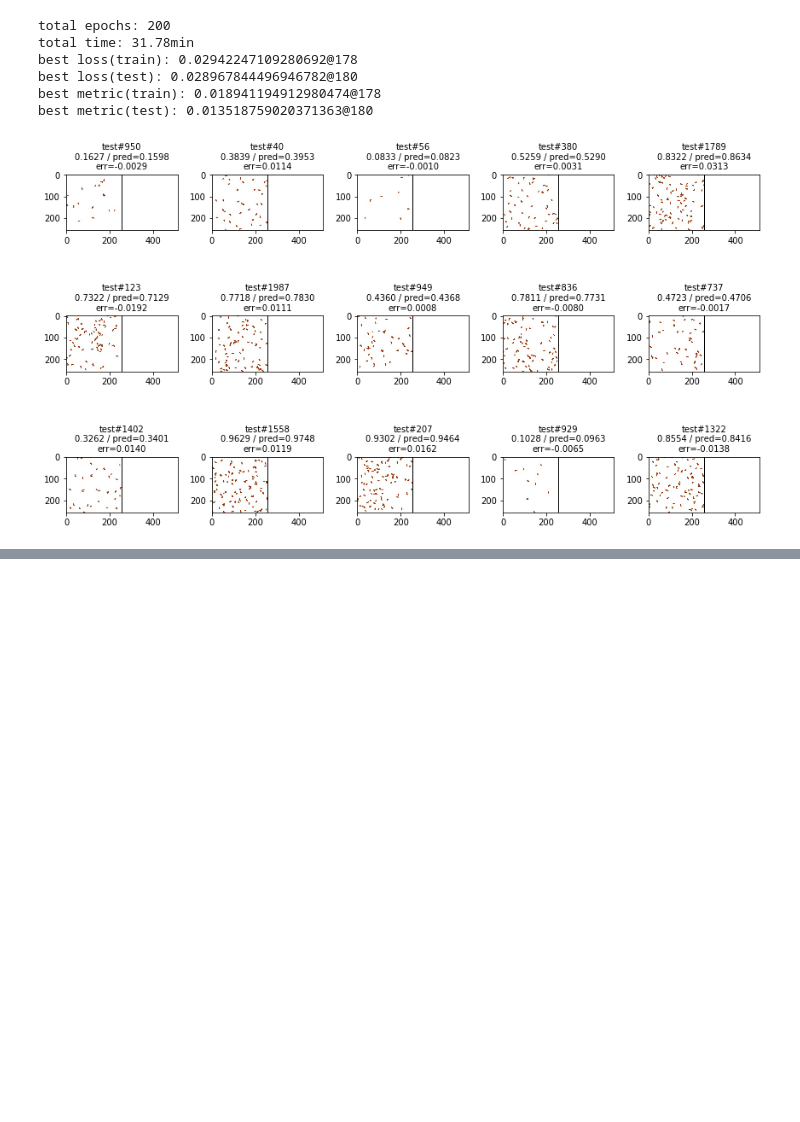
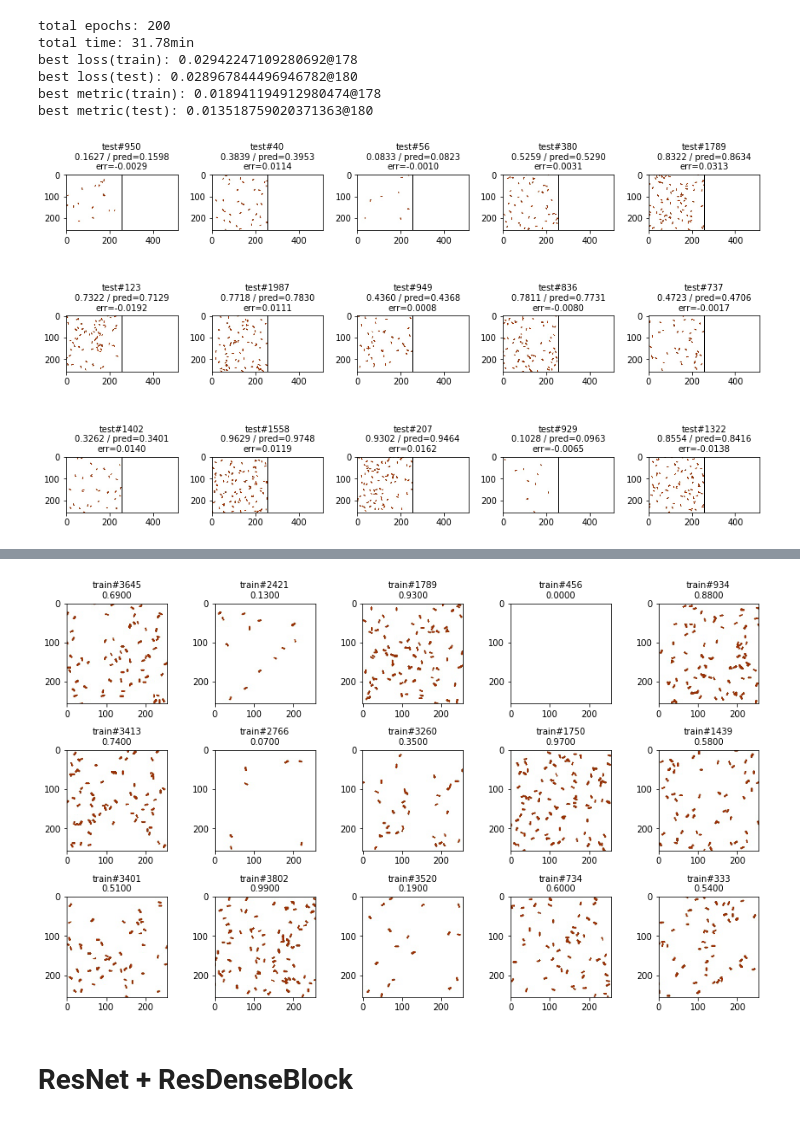
Before and after one commit to akihikoy/ay_test, a Jupyter notebook: python/torch/cnn_sqptn1s_1.ipynb, the cells around one changed output, grey strips where cells are left out. Saved outputs shown, nothing was run; the diff lists cells and outputs as text; code cells hidden in the pictures; blank space fills up the shorter version.

```diff
--- a/python/torch/cnn_sqptn1s_1.ipynb
+++ b/python/torch/cnn_sqptn1s_1.ipynb
@@ -323,12 +324,12 @@ class TRDNAELoss(torch.nn.Module):
     y,x_reconstructed,h= y_pred
     y_trg,x_trg= y_trg
     if self.w_xtrg==0:
-      return f_loss(y, y_trg, reduction='sum')
+      return f_loss(y, y_trg, reduction='mean')
     elif self.w_xtrg==1:
       return f_loss(x_reconstructed, x_trg)
     else:
       x_loss= f_loss(x_reconstructed, x_trg)
-      y_loss= f_loss(y, y_trg, reduction='sum')
+      y_loss= f_loss(y, y_trg, reduction='mean')
       return self.w_xtrg*x_loss + (1.0-self.w_xtrg)*y_loss
 
 class TRDNAEMetric(torch.nn.Module):
@@ -511,0 +549,15 @@ best metric(test): 0.013518759020371363@180
+# %%
+dset_train= SqPtn1sDataset(root=root, transform=GetDataTransforms('train'), train=True, label_tsfm=True)
+dset_test= SqPtn1sDataset(root=root, transform=GetDataTransforms('eval'), train=False, label_tsfm=True)
+#NOTE: Adjust the batch and epoch sizes.
+n_batch= 64
+dl_train= torch.utils.data.DataLoader(
+              dataset=dset_train,
+              batch_size=n_batch,
+              shuffle=True,
+              num_workers=2)
+dl_test= torch.utils.data.DataLoader(
+              dataset=dset_test,
+              batch_size=n_batch,
+              shuffle=False,
+              num_workers=2)
@@ -511,0 +583,10 @@ best metric(test): 0.013518759020371363@180
+# %%
+d= dset_train
+idxes= np.random.permutation(len(d))[:15]
+imgs= [d[i][0] for i in idxes]
+labels= [f'train#{i}\n{d[i][1].item():.4f}' for i in idxes]
+PlotImgGrid(imgs, labels)
+# %% [output]
+[figure, added]
+# %% [markdown]
+# ResNet + ResDenseBlock
```
Also changed, not shown: parts of 20 cells of this notebook, 2 other files.
